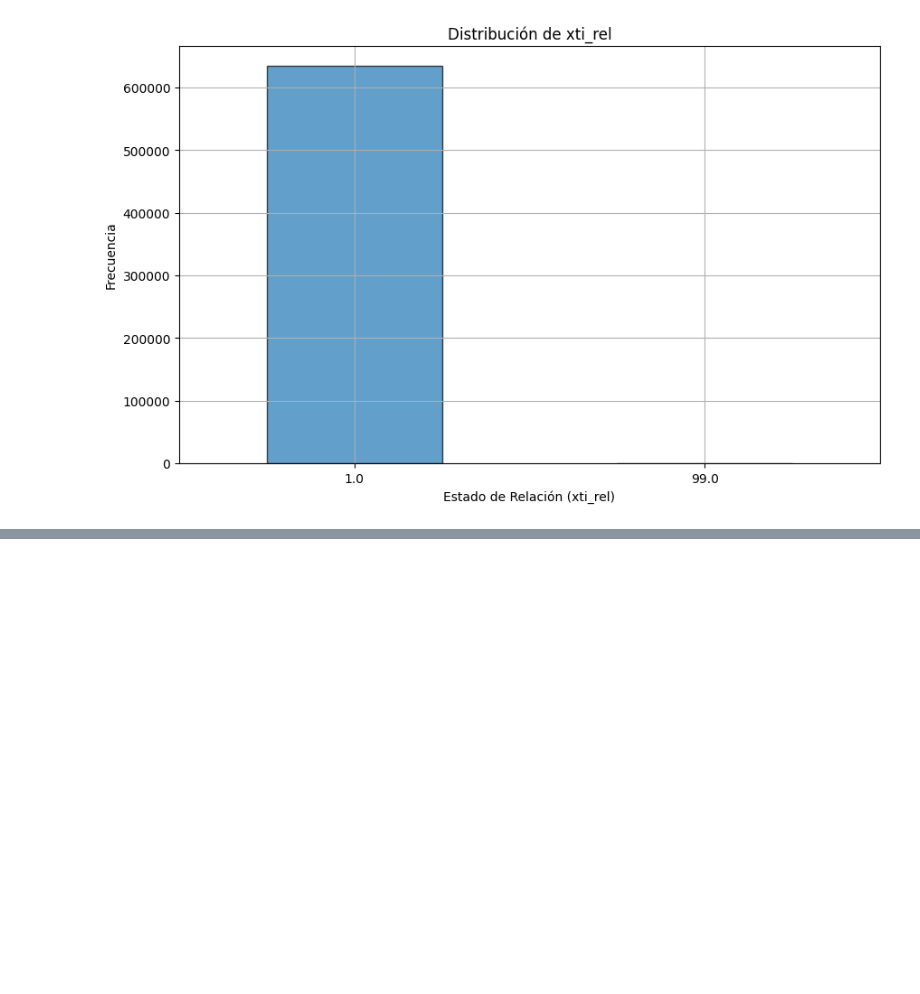
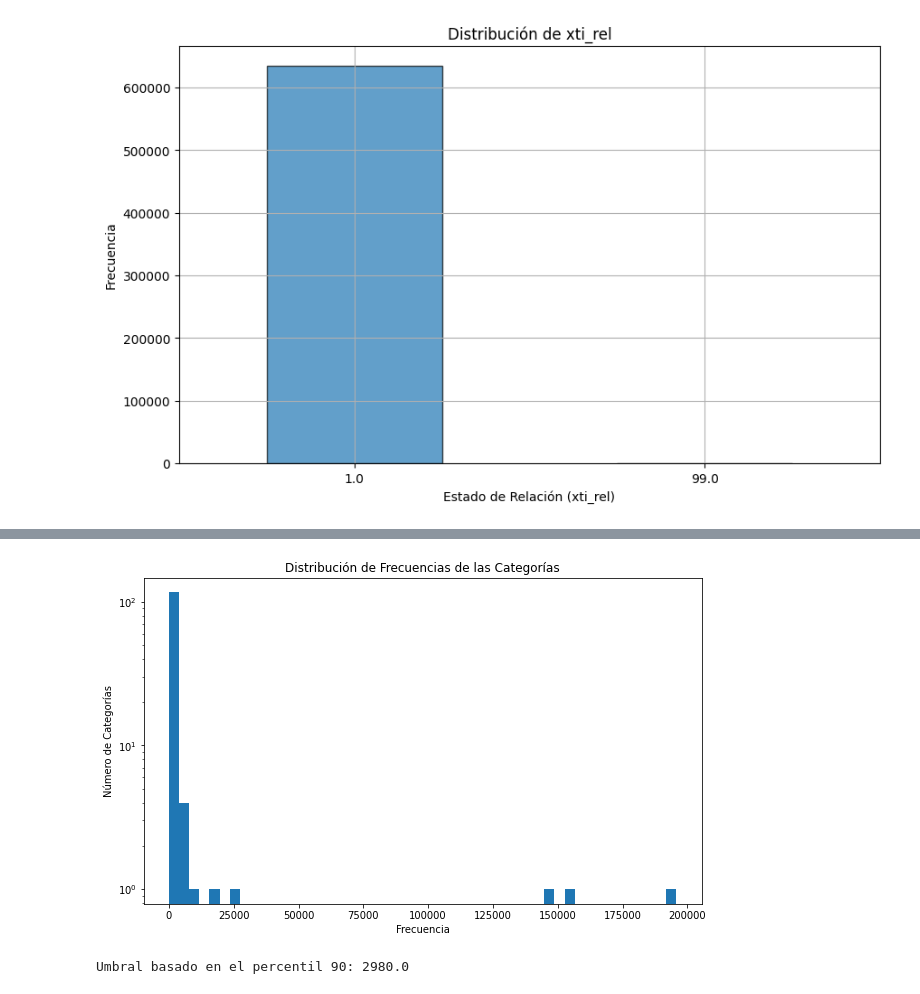
Before and after one commit to pepelopelope/Banking-Product-Recommendations-ML-Project, a Jupyter notebook: Codigo.ipynb, the cells around one changed output, grey strips where cells are left out. Cells and saved outputs as stored; diff of their text form; code cells hidden in the pictures; blank space fills up the shorter version.

```diff
--- a/Codigo.ipynb
+++ b/Codigo.ipynb
@@ -540,0 +608,23 @@ plt.show()
+# %%
+# Función para obtener la moda o NaN
+def obtener_moda_o_nan(serie):
+    modas = serie.mode()
+    return modas.iloc[0] if not modas.empty else np.nan
+
+# Calcular la moda de 'des_canal' para cada categoría de edad
+moda_por_edad = dataset.groupby('edad_grupo', observed=True)['des_canal'].apply(obtener_moda_o_nan).reset_index()
+moda_por_edad.columns = ['edad_grupo', 'moda_des_canal']
+# %%
+
+# Unir las modas al DataFrame original
+dataset = dataset.merge(moda_por_edad, on='edad_grupo', how='left')
+
+# Imputar valores nulos en 'des_canal' con la moda correspondiente
+dataset['des_canal'] = dataset.apply(
+    lambda row: row['moda_des_canal'] if pd.isnull(row['des_canal']) else row['des_canal'],
+    axis=1
+)
+# %%
+
+# Eliminar columna temporal
+dataset.drop(columns=['moda_des_canal', 'edad_grupo'], inplace=True)
@@ -540,0 +672,18 @@ plt.show()
+# %%
+frequency = dataset['des_canal'].value_counts()
+# %%
+# Calcular la distribución de frecuencias
+plt.figure(figsize=(10, 6))
+plt.hist(frequency, bins=50, log=True)
+plt.xlabel('Frecuencia')
+plt.ylabel('Número de Categorías')
+plt.title('Distribución de Frecuencias de las Categorías')
+plt.show()
+# %% [output]
+[figure, added]
+# %%
+# Definir un umbral basado en el percentil 90 (puedes ajustar este percentil)
+threshold = np.percentile(frequency, 90)
+print(f"Umbral basado en el percentil 90: {threshold}")
+# %% [output]
+Umbral basado en el percentil 90: 2980.0
```
Also changed, not shown: parts of 57 cells of this notebook.
